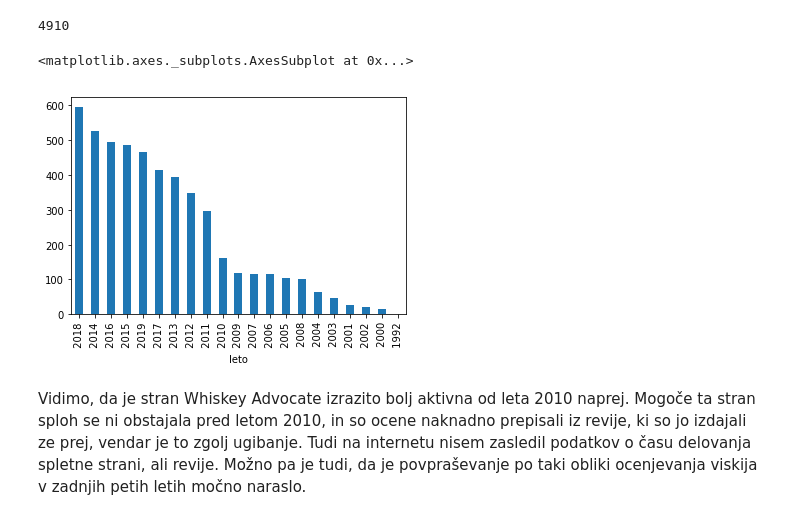
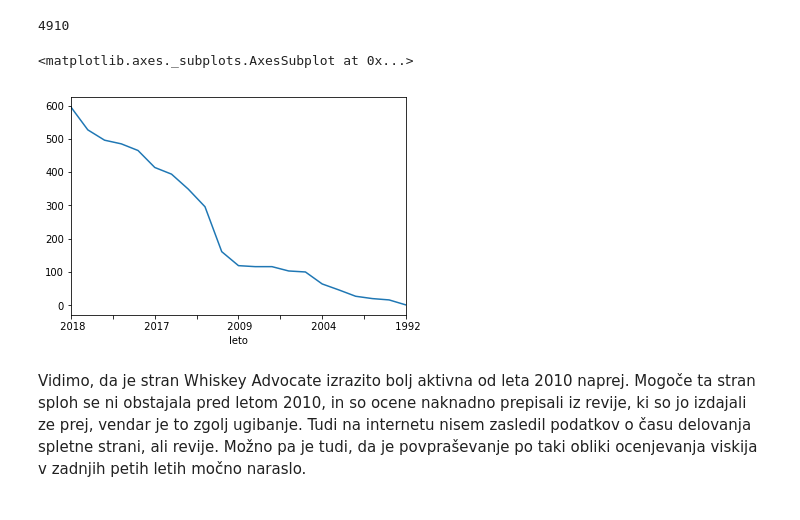
Before and after one commit to GTerglav/Viski, a Jupyter notebook: viski_analiza.ipynb, the cells around one changed output. Cells and saved outputs as stored; diff of their text form; code cells hidden in the pictures.

```diff
--- a/viski_analiza.ipynb
+++ b/viski_analiza.ipynb
@@ -318,10 +318,10 @@ viski_mesec['mesec'].count().sum()
 # %% [output]
 4910
 # %%
-viski_leto.size().sort_values(ascending=False).plot.bar()
+viski_leto.size().sort_values(ascending=False).plot()
 # %% [output]
 <matplotlib.axes._subplots.AxesSubplot at 0x...>
-[figure, old version]
+[figure, new version]
 # %% [markdown]
 Vidimo, da je stran Whiskey Advocate izrazito bolj aktivna od leta 2010 naprej. Mogoče ta stran sploh se ni obstajala pred letom 2010, in so ocene naknadno prepisali iz revije, ki so jo izdajali ze prej, vendar je to zgolj ugibanje. Tudi na internetu nisem zasledil podatkov o času delovanja spletne strani, ali revije.
 Možno pa je tudi, da je povpraševanje po taki obliki ocenjevanja viskija v zadnjih petih letih močno naraslo.
```
